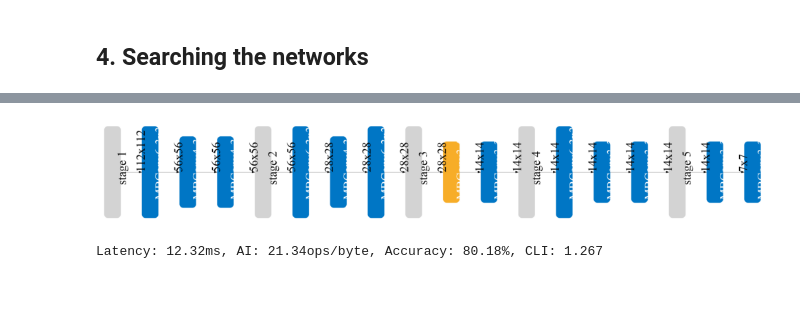
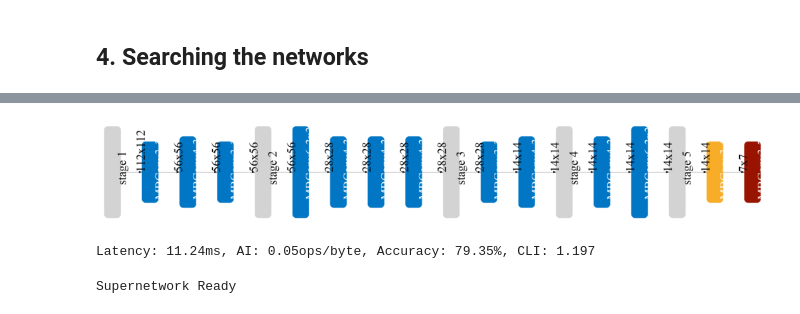
Before and after one commit to amitpant7/Efficient-Neural-Architectural-Search-for-FPGAs, a Jupyter notebook: Searching Networks for FPGAs_CLI.ipynb, the cells around one changed output, grey strips where cells are left out. Saved outputs shown, nothing was run; the diff lists cells and outputs as text; code cells hidden in the pictures.

```diff
--- a/Searching Networks for FPGAs_CLI.ipynb
+++ b/Searching Networks for FPGAs_CLI.ipynb
@@ -265,7 +253,7 @@ NameError: name 'val_loader' is not defined
 # %%
 cfg = {'ks': [7, 5, 7, 5, 7, 7, 7, 7, 5, 5, 7, 7, 7, 7, 5, 7, 5, 3, 7, 7],
    'e': [6, 6, 6, 4, 6, 6, 6, 6, 6, 6, 4, 6, 6, 6, 6, 6, 6, 4, 4, 4],
-   'd': [4, 4, 4, 4, 4],
+   'd': [3, 4, 4, 4, 4],
    'r': [224]}
 # %%
 # visualization of network
@@ -342,7 +330,7 @@ arthemetic_intensity_lookup = ArthIntTable(pred_type='arthemetic_intensity',
 
 latency_estimator = LatencyTable()
 
-cli_predictor = ComputeLatencyIndex(accuracy_predictor, arthemetic_intensity_lookup, latency_estimator, weights= [0.5, 0.5])
+cli_predictor = ComputeLatencyIndex(accuracy_predictor, arthemetic_intensity_lookup, latency_estimator, weights= [0.6, 0.4])
 # %% [output]
 Building the arthemetic_intensity lookup table (resolution=224)...
 Built the arthemetic_intensity lookup table (resolution=224)!
@@ -361,12 +349,11 @@ print(cli_predictor.predict_efficiency(cfg))
 #  Hyper-parameters for the evolutionary search process
 
 P = 1000  # The size of population in each generation
-N = 5  # How many generations of population to be searched
+N = 7  # How many generations of population to be searched
 r = 0.3  # The ratio of networks that are used as parents for next generation
 
 params = {
     'constraint_type': 'cli', # Efficient Arthemetic intensity constrained search
-    'efficiency_constraint': 0.3,  # latency constraint , suggested range [10, 45]
     'mutate_prob': 0.3, # The probability of mutation in evolutionary search
     'mutation_ratio': 0.4, # The ratio of networks that are generated through mutation in generation n >= 2.
     'efficiency_predictor': cli_predictor, # To use a predefined efficiency predictor.
@@ -411,6 +415,7 @@ for arch in result_lis:
     visualize_subnet(cfg)
 
     latency = latency_estimator.predict_efficiency(cfg)
+    ai = arthemetic_intensity_lookup.predict_efficiency(cfg)
     cli = cli_predictor.predict_efficiency(cfg)
     accuracy = accuracy_predictor.predict_accuracy([cfg]).item() * 100
     print(f"Latency: {latency:.2f}ms, AI: {ai:.2f}ops/byte, Accuracy: {accuracy:.2f}%, CLI: {cli:.3f}")
@@ -425,2 +430,20 @@ Warning: Could not load "X:\Softwares\anaconda\envs\ml\Library\bin\gvplugin_pang
-[figure, old version]
+[figure, new version]
-Latency: 12.32ms, AI: 21.34ops/byte, Accuracy: 80.18%, CLI: 1.267
+Latency: 11.24ms, AI: 0.05ops/byte, Accuracy: 79.35%, CLI: 1.197
+# %%
+net_id  = 'ofa_mbv3_d234_e346_k357_w1.2'
+url_base = "https://raw.githubusercontent.com/han-cai/files/master/ofa/ofa_nets/"
+
+ofa_network = OFAMobileNetV3(
+            dropout_rate=0,
+            width_mult=1.2,
+            ks_list=[3, 5, 7],
+            expand_ratio_list=[3, 4, 6],
+            depth_list=[2, 3, 4],
+        )
+
+pt_path = download_url(url_base + net_id, model_dir=".torch/ofa_nets")
+init = torch.load(pt_path, map_location="cpu")["state_dict"]
+ofa_network.load_state_dict(init)
+print('Supernetwork Ready')
+# %% [output]
+Supernetwork Ready
```
Also changed, not shown: parts of 7 cells of this notebook, 4 other files.
